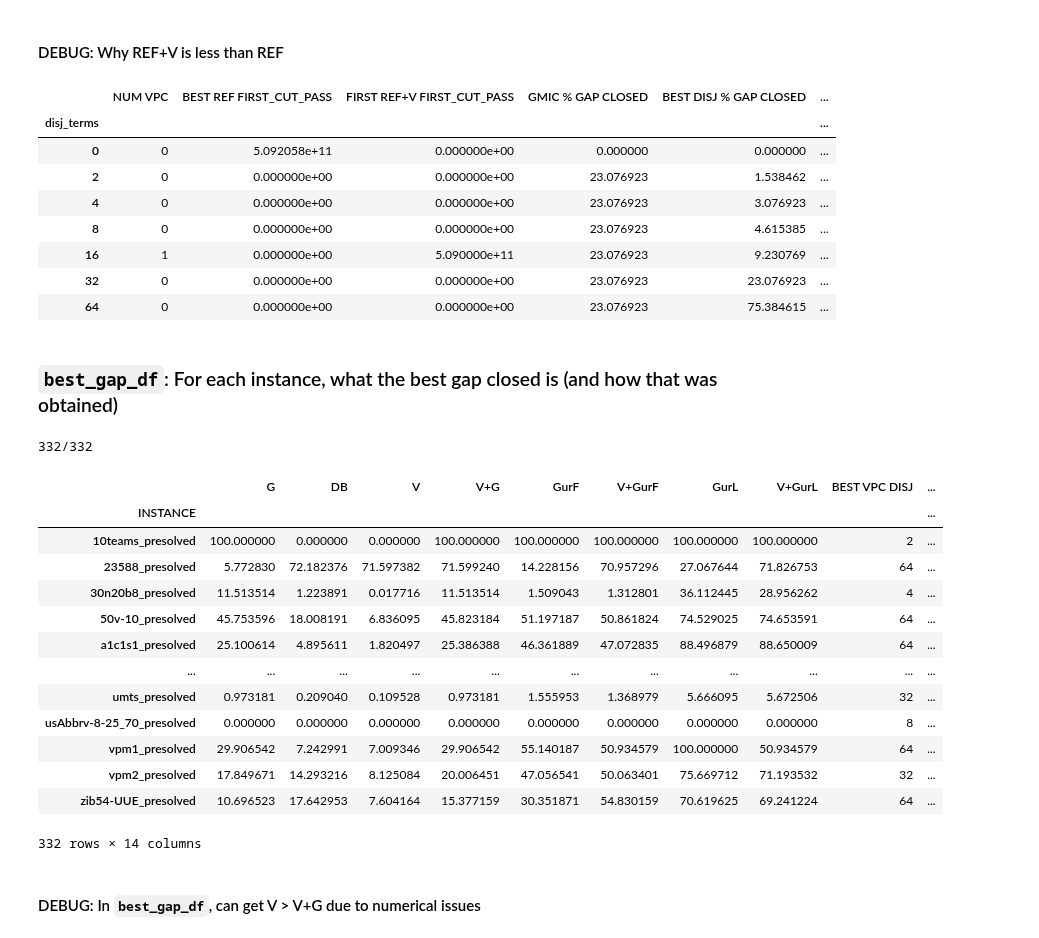
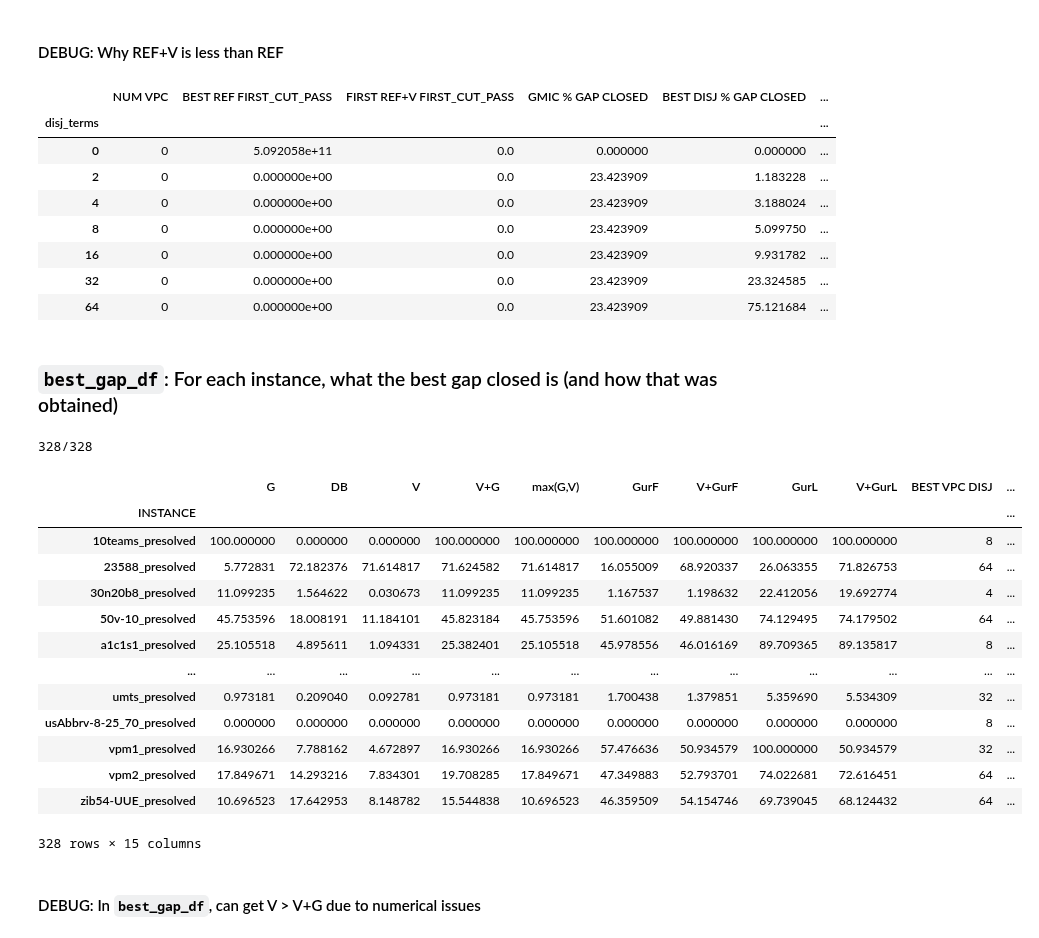
Before and after one commit to akazachk/vpc, a Jupyter notebook: plots/plots.ipynb, the cells around one changed output. Drawn from its saved outputs; the diff is of its cells as text; code cells hidden in the pictures.

Commit message:
Added max(G,V) to tables in plots/plots.ipynb

```diff
--- a/plots/plots.ipynb
+++ b/plots/plots.ipynb
@@ -30,7 +30,8 @@ except KeyError:
     print("*** ERROR: %s not found!" % repos_key)
 
 VPC_DIR = REPOS_DIR + "/vpc/"
-RESULTS_DIR = VPC_DIR + "results/saved/2022-10/"
+#RESULTS_DIR = VPC_DIR + "results/saved/2022-10/"
+RESULTS_DIR = VPC_DIR + "results/saved/"
 DATA_DIR = VPC_DIR + "data/"
 # %% [output]
 REPOS_DIR set to "/Users/akazachk/repos".
@@ -804,23 +804,25 @@ not_all_6
 # %% [markdown]
 ### Prepare gap short/long column names
 # %%
-col_gmic        = 'GMIC % GAP CLOSED'
-col_best_disj   = 'BEST DISJ % GAP CLOSED'
-col_vpc         = 'VPC % GAP CLOSED'
-col_vpc_gmic    = 'VPC+GMIC % GAP CLOSED'
+col_gmic            = 'GMIC % GAP CLOSED'
+col_best_disj       = 'BEST DISJ % GAP CLOSED'
+col_vpc             = 'VPC % GAP CLOSED'
+col_vpc_gmic        = 'VPC+GMIC % GAP CLOSED'
+col_max_gmic_vpc    = 'MAX(GMIC,VPC) % GAP CLOSED'
 col_first_ref_first = 'FIRST REF FIRST_CUT_PASS % GAP CLOSED'
-col_first_ref   = 'BEST REF FIRST_CUT_PASS % GAP CLOSED'
-col_first_ref_v = 'REF+V FIRST_CUT_PASS % GAP CLOSED'
-col_last_ref_first = 'FIRST REF LAST_CUT_PASS % GAP CLOSED'
-col_last_ref    = 'BEST REF LAST_CUT_PASS % GAP CLOSED'
-col_last_ref_v  = 'REF+V LAST_CUT_PASS % GAP CLOSED'
-col_num_vpcs    = 'NUM VPC'
-col_num_gmic    = 'NUM GMIC'
+col_first_ref       = 'BEST REF FIRST_CUT_PASS % GAP CLOSED'
+col_first_ref_v     = 'REF+V FIRST_CUT_PASS % GAP CLOSED'
+col_last_ref_first  = 'FIRST REF LAST_CUT_PASS % GAP CLOSED'
+col_last_ref        = 'BEST REF LAST_CUT_PASS % GAP CLOSED'
+col_last_ref_v      = 'REF+V LAST_CUT_PASS % GAP CLOSED'
+col_num_vpcs        = 'NUM VPC'
+col_num_gmic        = 'NUM GMIC'
 gap_cols = [
     col_gmic,
     col_best_disj,
     col_vpc,
     col_vpc_gmic,
+    col_max_gmic_vpc,
     col_first_ref_first,
     col_first_ref,
     col_first_ref_v,
@@ -834,6 +836,7 @@ map_short_to_cols_gap = {
     'DB'     : col_best_disj,
     'V'      : col_vpc,
     'V+G'    : col_vpc_gmic,
+    'max(G,V)': col_max_gmic_vpc,
     'GurF'   : col_first_ref,
     'V+GurF' : col_first_ref_v,
     'GurL'   : col_last_ref,
@@ -904,6 +907,10 @@ cut_type = "VPC+GMIC"
 col = cut_type + " OBJ"
 gap_df[cut_type + " % GAP CLOSED"] = calc_gap_closed(gap_df, col)
 
+# Add max(G,V) column
+gap_df["MAX(GMIC,VPC) % GAP CLOSED"] = np.maximum(gap_df["GMIC % GAP CLOSED"], gap_df["VPC % GAP CLOSED"])
+
+# Compare against Gurobi
 col = "REF FIRST_CUT_PASS"
 gap_df["FIRST " + col + " % GAP CLOSED"] = calc_gap_closed(gap_df, "FIRST " + col)
 gap_df["BEST " + col + " % GAP CLOSED"] = calc_gap_closed(gap_df, "BEST " + col)
@@ -1068,13 +1075,13 @@ display(tmp_df)
 # %% [output]
 |  | NUM VPC | BEST REF FIRST_CUT_PASS | FIRST REF+V FIRST_CUT_PASS | GMIC % GAP CLOSED | BEST DISJ % GAP CLOSED | ... |
 | disj_terms |  |  |  |  |  | ... |
-| 0 | 0 | 5.092058e+11 | 0.000000e+00 | 0.000000 | 0.000000 | ... |
-| 2 | 0 | 0.000000e+00 | 0.000000e+00 | 23.076923 | 1.538462 | ... |
-| 4 | 0 | 0.000000e+00 | 0.000000e+00 | 23.076923 | 3.076923 | ... |
-| 8 | 0 | 0.000000e+00 | 0.000000e+00 | 23.076923 | 4.615385 | ... |
-| 16 | 1 | 0.000000e+00 | 5.090000e+11 | 23.076923 | 9.230769 | ... |
-| 32 | 0 | 0.000000e+00 | 0.000000e+00 | 23.076923 | 23.076923 | ... |
-| 64 | 0 | 0.000000e+00 | 0.000000e+00 | 23.076923 | 75.384615 | ... |
+| 0 | 0 | 5.092058e+11 | 0.0 | 0.000000 | 0.000000 | ... |
+| 2 | 0 | 0.000000e+00 | 0.0 | 23.423909 | 1.183228 | ... |
+| 4 | 0 | 0.000000e+00 | 0.0 | 23.423909 | 3.188024 | ... |
+| 8 | 0 | 0.000000e+00 | 0.0 | 23.423909 | 5.099750 | ... |
+| 16 | 0 | 0.000000e+00 | 0.0 | 23.423909 | 9.931782 | ... |
+| 32 | 0 | 0.000000e+00 | 0.0 | 23.423909 | 23.324585 | ... |
+| 64 | 0 | 0.000000e+00 | 0.0 | 23.423909 | 75.121684 | ... |
 # %%
 # inst = 'neos-1112787_presolved'
 
@@ -1112,6 +1119,7 @@ for i, inst in enumerate(inst_set):
     best_vpc_disj = -1
     best_vpcgmic = -1.
     best_vpcgmic_disj = -1
+    best_max_gmic_vpc = -1.
     best_VGurF = -1.
     best_VGurF_disj = -1
     best_VGurL = -1.
@@ -1151,51 +1159,54 @@ for i, inst in enumerate(inst_set):
         if best_vpcgmic < vpcgmic_gap:
             best_vpcgmic = vpcgmic_gap
             best_vpcgmic_disj = index
+        if best_max_gmic_vpc < max(vpc_gap, gmic_gap):
+            best_max_gmic_vpc = max(vpc_gap, gmic_gap)
         if best_VGurF < VGurF_gap:
             best_VGurF = VGurF_gap
             best_VGurF_disj = index
         if best_VGurL < VGurL_gap:
             best_VGurL = VGurL_gap
             best_VGurL_disj = index
 
     best_gap_df.iloc[i] = [
         gmic_gap if gmic_gap >= EPS else 0.,
         disj_gap if disj_gap >= EPS else 0.,
         best_vpc if best_vpc >= EPS else 0.,
         best_vpcgmic if best_vpcgmic >= EPS else 0.,
+        best_max_gmic_vpc if best_max_gmic_vpc >= EPS else 0.,
         GurF_gap if GurF_gap >= EPS else 0.,
         best_VGurF if best_VGurF >= EPS else 0.,
         GurL_gap if GurL_gap >= EPS else 0.,
         best_VGurL if best_VGurL >= EPS else 0.,
         best_vpc_disj,
         best_vpcgmic_disj,
         best_VGurF_disj,
         best_VGurL_disj,
         best_num_vpc,
         best_num_gmic,
     ]
 
 col_list = ['BEST VPC DISJ', 'BEST GMIC+VPC DISJ', 'BEST V+GurF DISJ', 'BEST V+GurL DISJ', 'NUM VPC', 'NUM GMIC']
 for col in col_list:
     best_gap_df[col] = best_gap_df[col].astype(np.int64)
 
 display(best_gap_df)
 # %% [output]
-332/332
+328/328
-|  | G | DB | V | V+G | GurF | V+GurF | GurL | V+GurL | BEST VPC DISJ | ... |
-| INSTANCE |  |  |  |  |  |  |  |  |  | ... |
-| 10teams_presolved | 100.000000 | 0.000000 | 0.000000 | 100.000000 | 100.000000 | 100.000000 | 100.000000 | 100.000000 | 2 | ... |
-| 23588_presolved | 5.772830 | 72.182376 | 71.597382 | 71.599240 | 14.228156 | 70.957296 | 27.067644 | 71.826753 | 64 | ... |
-| 30n20b8_presolved | 11.513514 | 1.223891 | 0.017716 | 11.513514 | 1.509043 | 1.312801 | 36.112445 | 28.956262 | 4 | ... |
-| 50v-10_presolved | 45.753596 | 18.008191 | 6.836095 | 45.823184 | 51.197187 | 50.861824 | 74.529025 | 74.653591 | 64 | ... |
-| a1c1s1_presolved | 25.100614 | 4.895611 | 1.820497 | 25.386388 | 46.361889 | 47.072835 | 88.496879 | 88.650009 | 64 | ... |
-| ... | ... | ... | ... | ... | ... | ... | ... | ... | ... | ... |
-| umts_presolved | 0.973181 | 0.209040 | 0.109528 | 0.973181 | 1.555953 | 1.368979 | 5.666095 | 5.672506 | 32 | ... |
-| usAbbrv-8-25_70_presolved | 0.000000 | 0.000000 | 0.000000 | 0.000000 | 0.000000 | 0.000000 | 0.000000 | 0.000000 | 8 | ... |
-| vpm1_presolved | 29.906542 | 7.242991 | 7.009346 | 29.906542 | 55.140187 | 50.934579 | 100.000000 | 50.934579 | 64 | ... |
-| vpm2_presolved | 17.849671 | 14.293216 | 8.125084 | 20.006451 | 47.056541 | 50.063401 | 75.669712 | 71.193532 | 32 | ... |
-| zib54-UUE_presolved | 10.696523 | 17.642953 | 7.604164 | 15.377159 | 30.351871 | 54.830159 | 70.619625 | 69.241224 | 64 | ... |
+|  | G | DB | V | V+G | max(G,V) | GurF | V+GurF | GurL | V+GurL | BEST VPC DISJ | ... |
+| INSTANCE |  |  |  |  |  |  |  |  |  |  | ... |
+| 10teams_presolved | 100.000000 | 0.000000 | 0.000000 | 100.000000 | 100.000000 | 100.000000 | 100.000000 | 100.000000 | 100.000000 | 8 | ... |
+| 23588_presolved | 5.772831 | 72.182376 | 71.614817 | 71.624582 | 71.614817 | 16.055009 | 68.920337 | 26.063355 | 71.826753 | 64 | ... |
+| 30n20b8_presolved | 11.099235 | 1.564622 | 0.030673 | 11.099235 | 11.099235 | 1.167537 | 1.198632 | 22.412056 | 19.692774 | 4 | ... |
+| 50v-10_presolved | 45.753596 | 18.008191 | 11.184101 | 45.823184 | 45.753596 | 51.601082 | 49.881430 | 74.129495 | 74.179502 | 64 | ... |
+| a1c1s1_presolved | 25.105518 | 4.895611 | 1.094331 | 25.382401 | 25.105518 | 45.978556 | 46.016169 | 89.709365 | 89.135817 | 8 | ... |
+| ... | ... | ... | ... | ... | ... | ... | ... | ... | ... | ... | ... |
+| umts_presolved | 0.973181 | 0.209040 | 0.092781 | 0.973181 | 0.973181 | 1.700438 | 1.379851 | 5.359690 | 5.534309 | 32 | ... |
+| usAbbrv-8-25_70_presolved | 0.000000 | 0.000000 | 0.000000 | 0.000000 | 0.000000 | 0.000000 | 0.000000 | 0.000000 | 0.000000 | 8 | ... |
+| vpm1_presolved | 16.930266 | 7.788162 | 4.672897 | 16.930266 | 16.930266 | 57.476636 | 50.934579 | 100.000000 | 50.934579 | 32 | ... |
+| vpm2_presolved | 17.849671 | 14.293216 | 7.834301 | 19.708285 | 17.849671 | 47.349883 | 52.793701 | 74.022681 | 72.616451 | 64 | ... |
+| zib54-UUE_presolved | 10.696523 | 17.642953 | 8.148782 | 15.544838 | 10.696523 | 46.359509 | 54.154746 | 69.739045 | 68.124432 | 64 | ... |
-332 rows × 14 columns
+328 rows × 15 columns
 # %% [markdown]
 #### DEBUG: In `best_gap_df`, can get V > V+G due to numerical issues
 # %%
```
Also changed, not shown: parts of 40 cells of this notebook.
